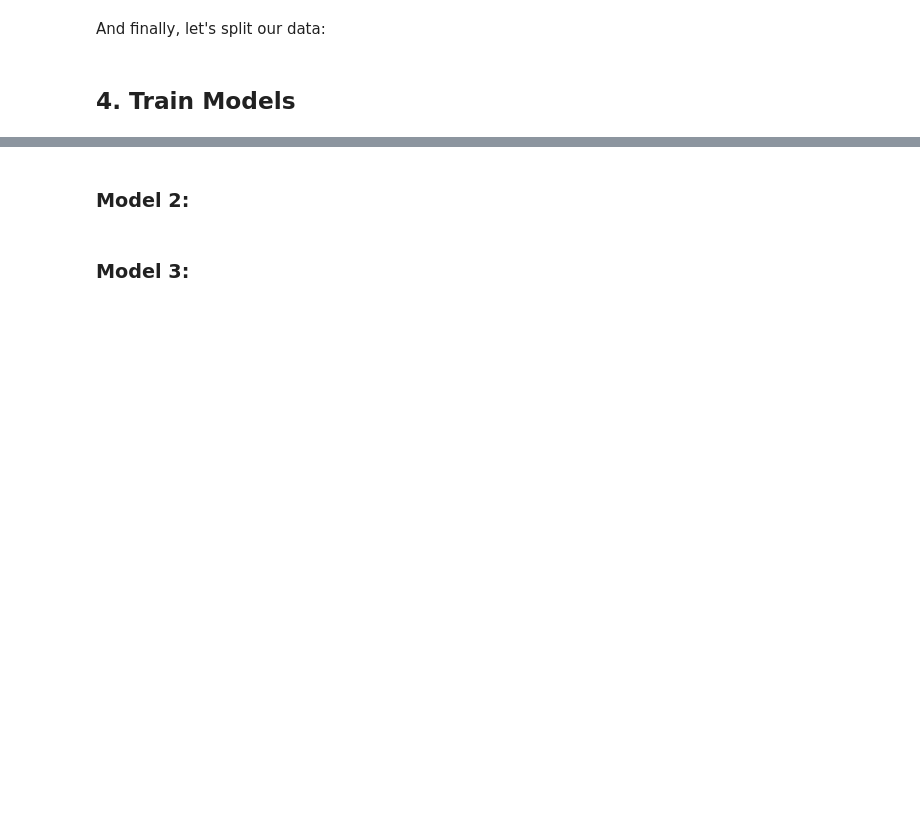
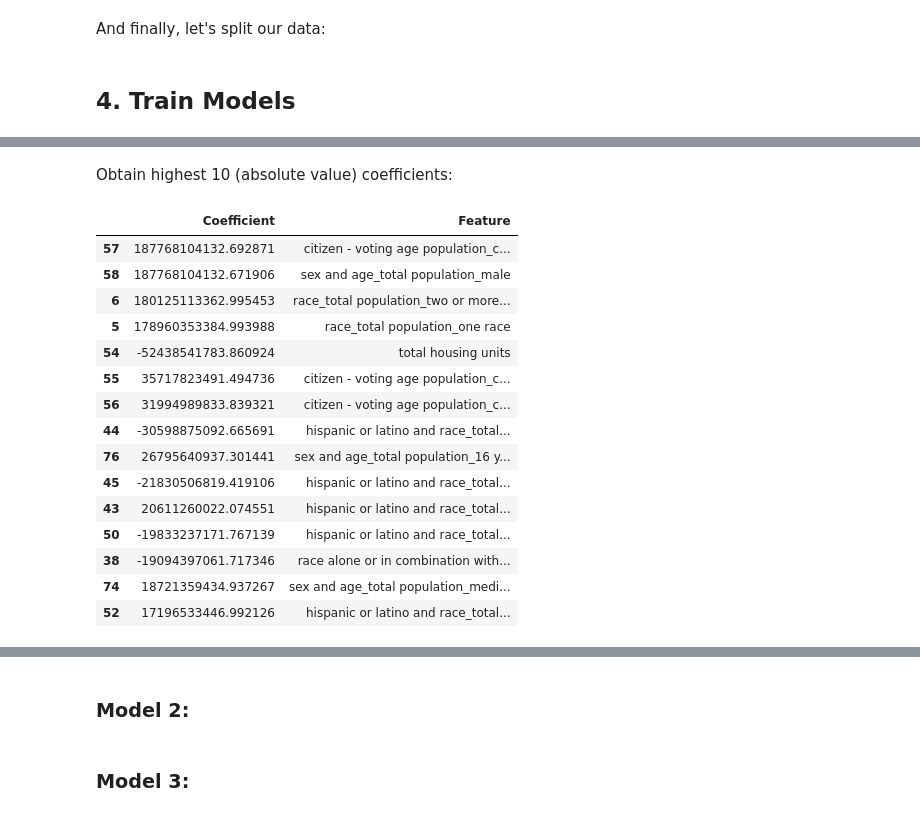
Before and after one commit to alonzoack/CSS_Project2_Group5, a Jupyter notebook: Project 2 Students.ipynb, the cells around one changed output, grey strips where cells are left out. Drawn from its saved outputs; the diff is of its cells as text; code cells hidden in the pictures; blank space fills up the shorter version.

```diff
--- a/Project 2 Students.ipynb
+++ b/Project 2 Students.ipynb
@@ -318,0 +386,30 @@ X_train, X_validate, y_train, y_validate = train_test_split(X_train, y_train, te
+# %% [markdown]
+Obtain highest 10 (absolute value) coefficients:
+# %%
+# Create a dataframe with the coefficient and feature names
+X_asdf = diabetes_clean.drop(["Diabetes_Number"], axis=1)
+lin_reg_data = pd.DataFrame([lin_model.coef_, X_asdf.columns]).T
+lin_reg_data.columns = ['Coefficient', 'Feature']
+lin_reg_data = lin_reg_data.convert_dtypes()
+# %%
+# resort dataframe and show highest 15 absolute value rows
+pd.set_option('max_colwidth', 400)
+lin_reg_data_sorted = lin_reg_data.reindex(lin_reg_data.Coefficient.abs().sort_values(ascending=False).index)
+lin_reg_data_sorted.head(15)
+# %% [output]
+|  | Coefficient | Feature |
+| 57 | 187768104132.692871 | citizen - voting age population_c... |
+| 58 | 187768104132.671906 | sex and age_total population_male |
+| 6 | 180125113362.995453 | race_total population_two or more... |
+| 5 | 178960353384.993988 | race_total population_one race |
+| 54 | -52438541783.860924 | total housing units |
+| 55 | 35717823491.494736 | citizen - voting age population_c... |
+| 56 | 31994989833.839321 | citizen - voting age population_c... |
+| 44 | -30598875092.665691 | hispanic or latino and race_total... |
+| 76 | 26795640937.301441 | sex and age_total population_16 y... |
+| 45 | -21830506819.419106 | hispanic or latino and race_total... |
+| 43 | 20611260022.074551 | hispanic or latino and race_total... |
+| 50 | -19833237171.767139 | hispanic or latino and race_total... |
+| 38 | -19094397061.717346 | race alone or in combination with... |
+| 74 | 18721359434.937267 | sex and age_total population_medi... |
+| 52 | 17196533446.992126 | hispanic or latino and race_total... |
```
Also changed, not shown: parts of 14 cells of this notebook.
